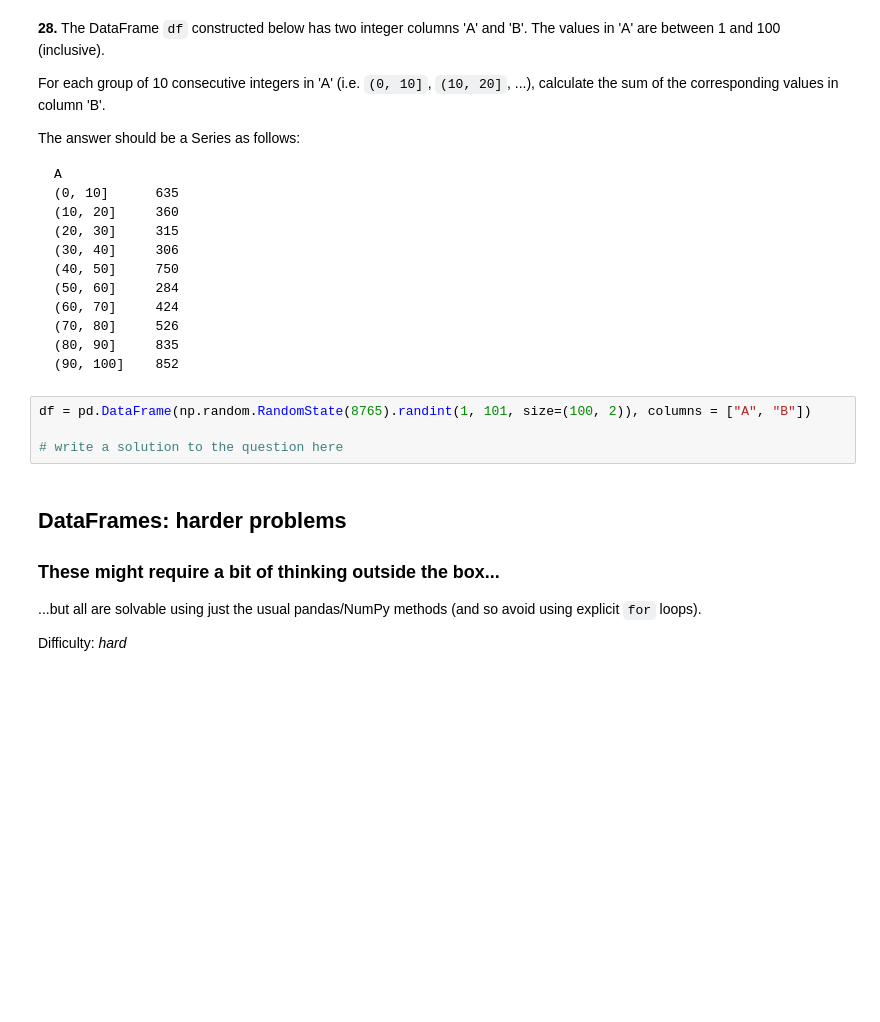
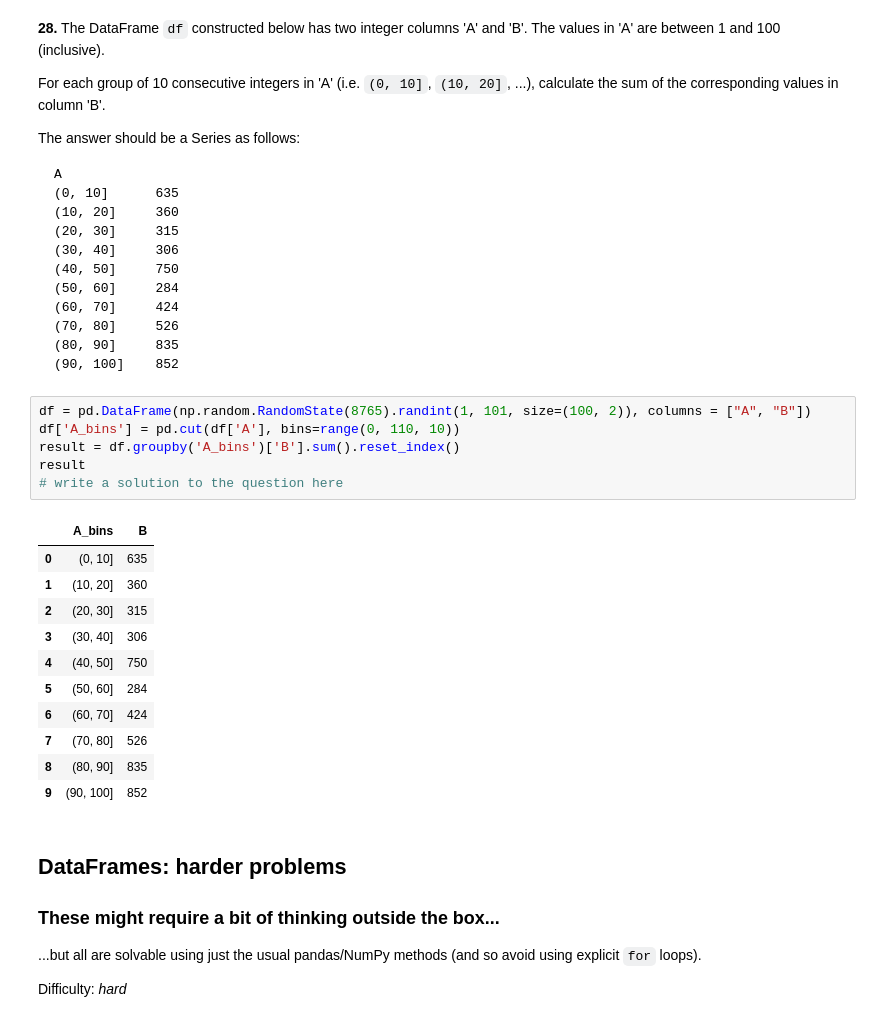
Before and after one commit to gp1981/100-pandas-puzzles, a Jupyter notebook: 100-pandas-puzzles.ipynb, the cells around one changed output. Drawn from its saved outputs; the diff is of its cells as text; blank space fills up the shorter version.

````diff
--- a/100-pandas-puzzles.ipynb
+++ b/100-pandas-puzzles.ipynb
@@ -439,8 +452,22 @@ A
 ```
 # %%
 df = pd.DataFrame(np.random.RandomState(8765).randint(1, 101, size=(100, 2)), columns = ["A", "B"])
-
+df['A_bins'] = pd.cut(df['A'], bins=range(0, 110, 10))
+result = df.groupby('A_bins')['B'].sum().reset_index()
+result
 # write a solution to the question here
+# %% [output]
+|  | A_bins | B |
+| 0 | (0, 10] | 635 |
+| 1 | (10, 20] | 360 |
+| 2 | (20, 30] | 315 |
+| 3 | (30, 40] | 306 |
+| 4 | (40, 50] | 750 |
+| 5 | (50, 60] | 284 |
+| 6 | (60, 70] | 424 |
+| 7 | (70, 80] | 526 |
+| 8 | (80, 90] | 835 |
+| 9 | (90, 100] | 852 |
 # %% [markdown]
 ## DataFrames: harder problems
 
````
Also changed, not shown: parts of 4 cells of this notebook.
